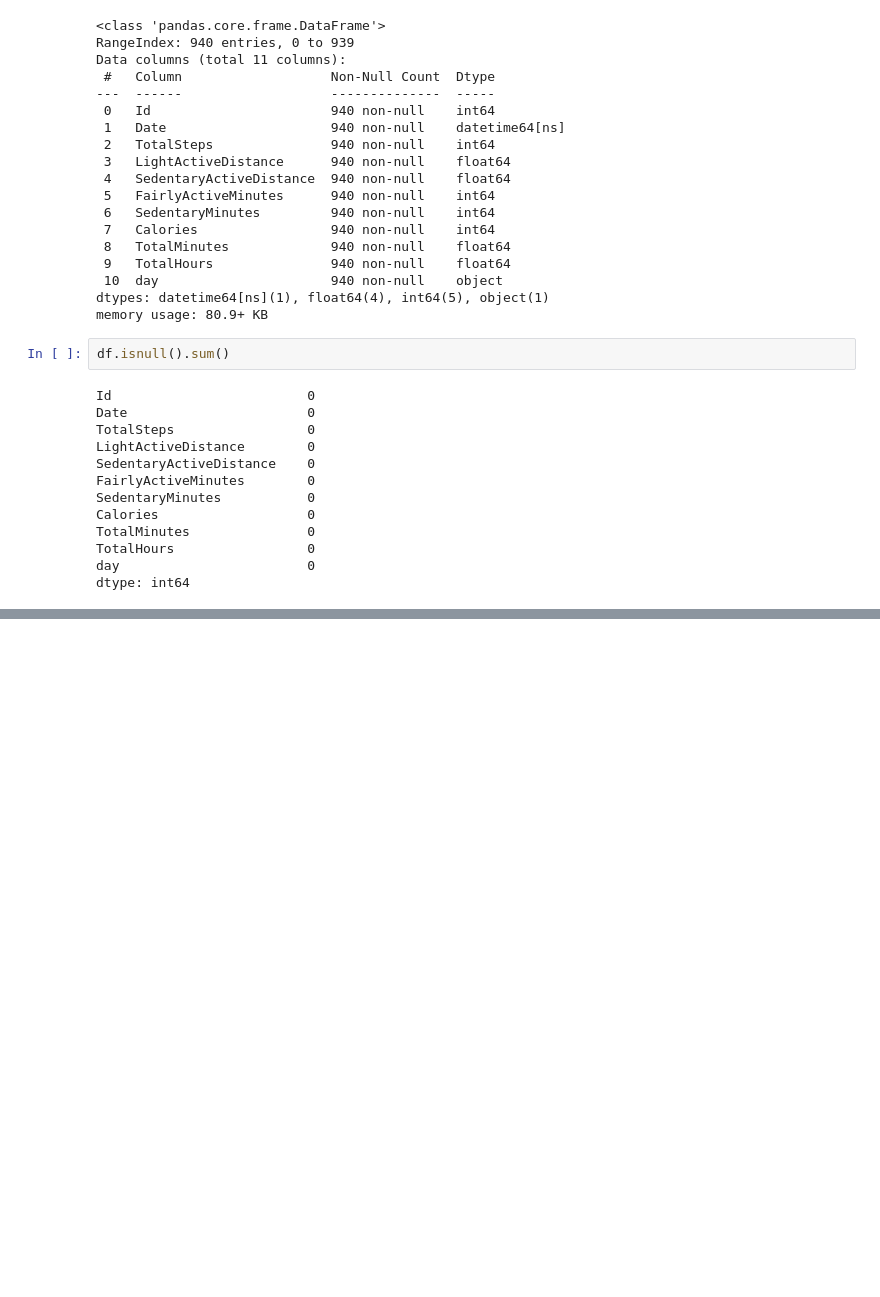
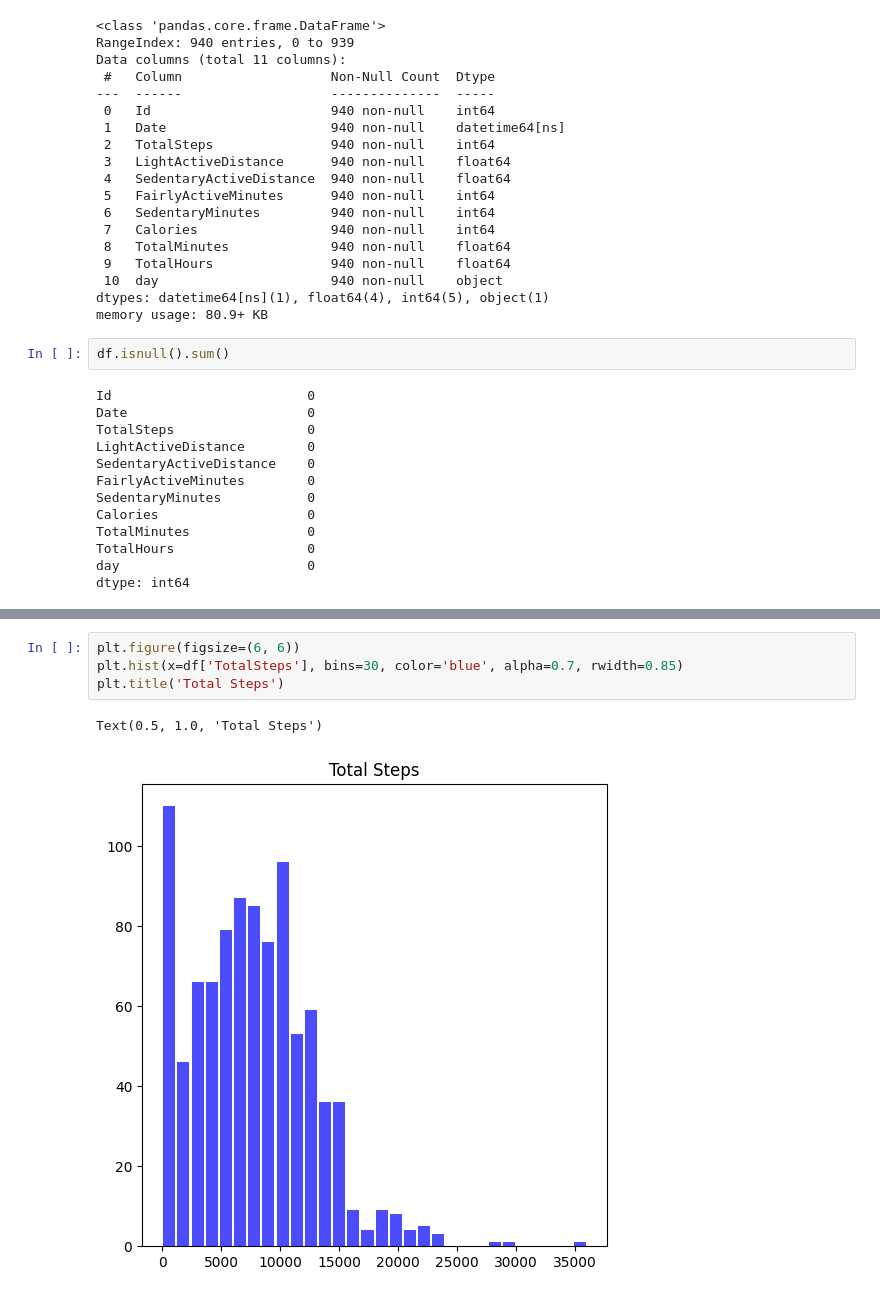
Before and after one commit to ahmedllshafiey/FitBit-Analysis, a Jupyter notebook: Bellabeat.ipynb, the cells around one changed output, grey strips where cells are left out. Saved outputs shown, nothing was run; the diff lists cells and outputs as text; blank space fills up the shorter version.

```diff
--- a/Bellabeat.ipynb
+++ b/Bellabeat.ipynb
@@ -81,3 +81,10 @@ df.describe()
 | 75% | 6.962181e+09 | 2016-05-04 00:00:00 | 10727.000000 | 4.782500 | 0.000000 | 19.000000 | ... |
 | max | 8.877689e+09 | 2016-05-12 00:00:00 | 36019.000000 | 10.710000 | 0.110000 | 143.000000 | ... |
 | std | 2.424805e+09 | NaN | 5087.150742 | 2.040655 | 0.007346 | 19.987404 | ... |
+# %%
+plt.figure(figsize=(6, 6))
+plt.hist(x=df['TotalSteps'], bins=30, color='blue', alpha=0.7, rwidth=0.85)
+plt.title('Total Steps')
+# %% [output]
+Text(0.5, 1.0, 'Total Steps')
+[figure, added]
```
Also changed, not shown: parts of 3 cells of this notebook.
